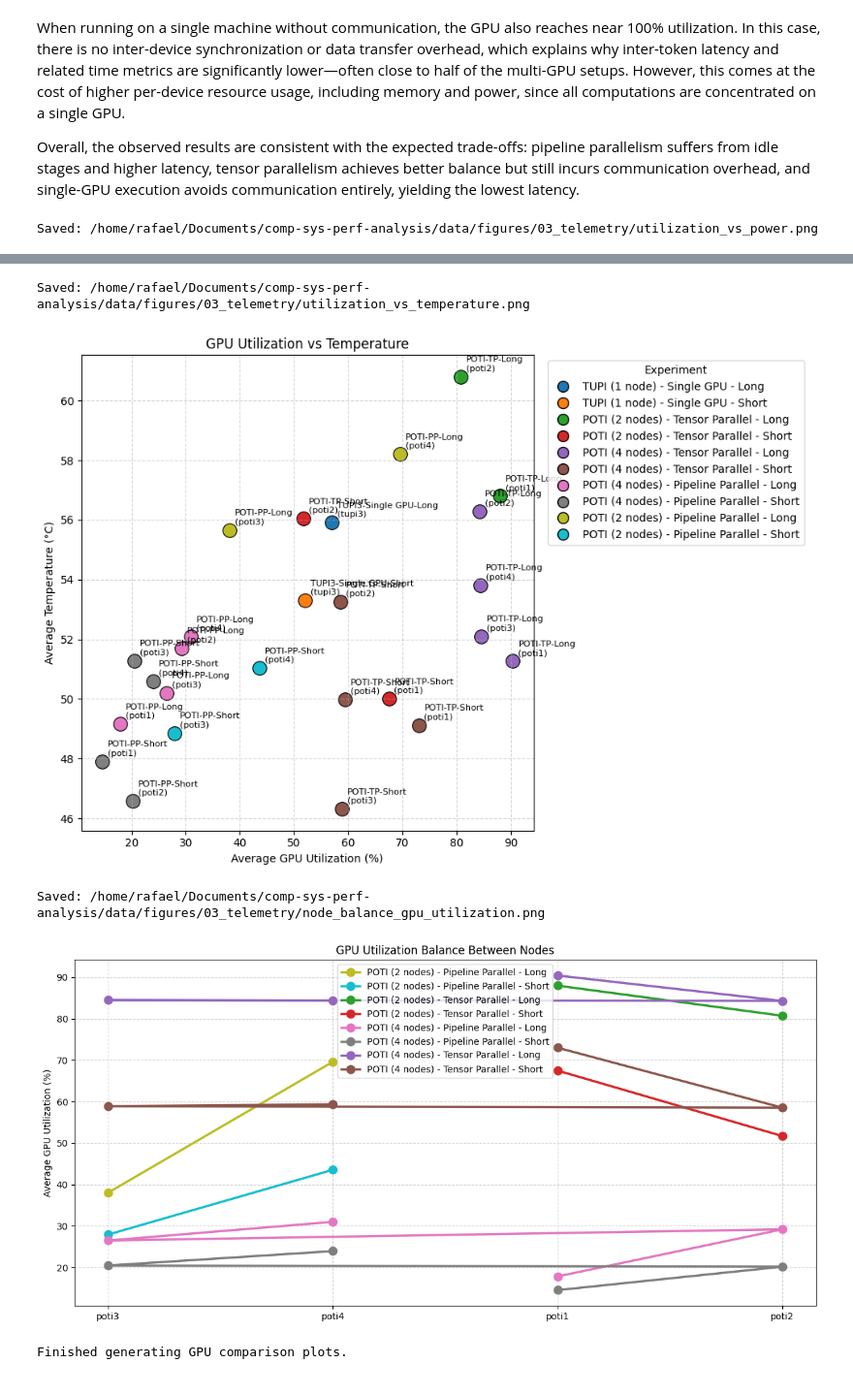
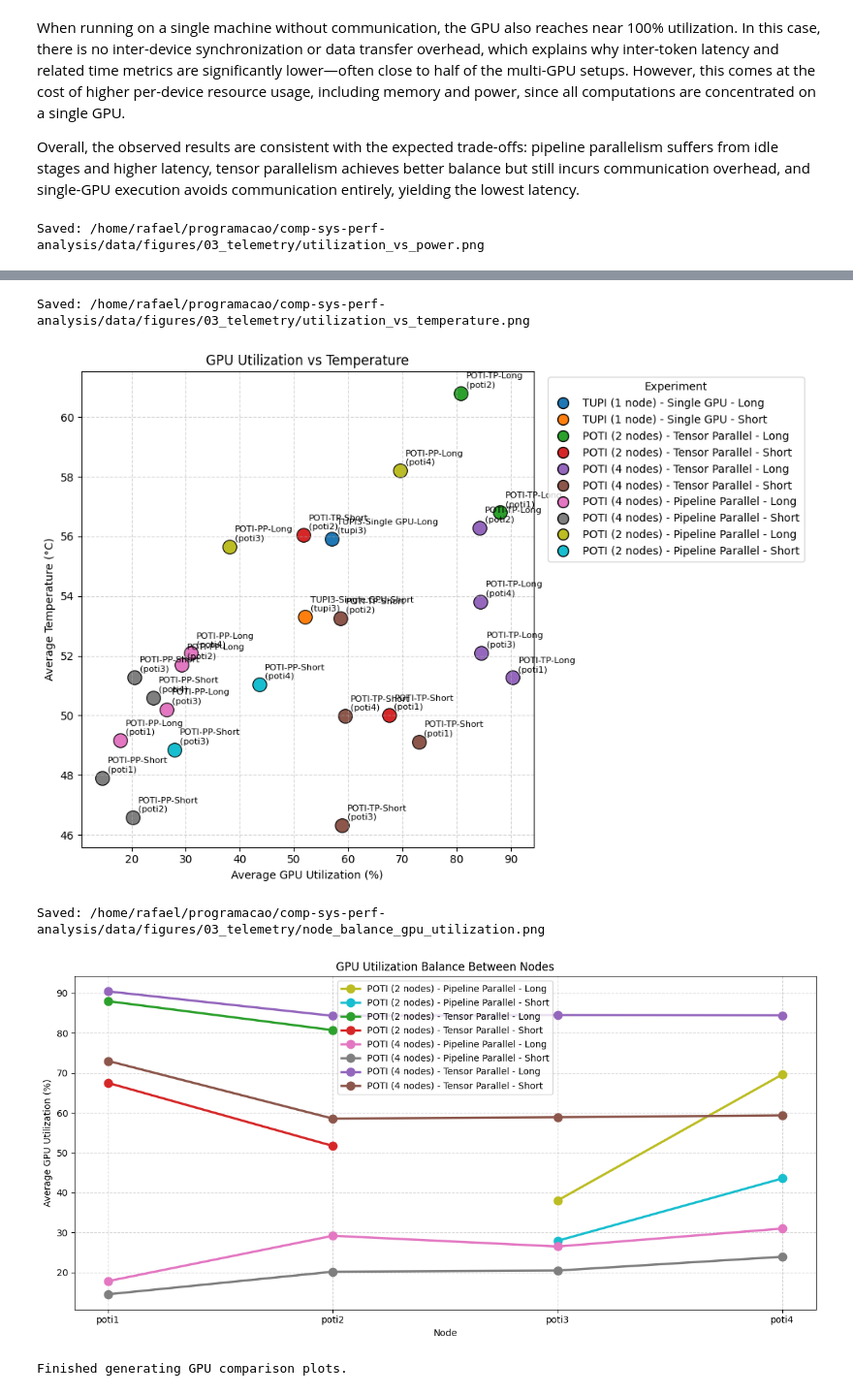
Before and after one commit to matregnago/comp-sys-perf-analysis, a Jupyter notebook: notebooks/03_telemetry.ipynb, the cells around one changed output, grey strips where cells are left out. Shown at 97% size. Drawn from its saved outputs; the diff is of its cells as text; code cells hidden in the pictures.

```diff
--- a/notebooks/03_telemetry.ipynb
+++ b/notebooks/03_telemetry.ipynb
@@ -676,7 +817,6 @@ plt.grid(
 )
 
 save_plot("utilization_vs_temperature.png")
-
 # =========================================================
 # NODE BALANCE
 # =========================================================
@@ -692,7 +832,33 @@ if not multi_node.empty:
 
     for display_name, group in multi_node.groupby("display_name"):
 
-        group = group.sort_values("node_name")
+        # =====================================================
+        # COPY
+        # =====================================================
+
+        group = group.copy()
+
+        # =====================================================
+        # EXTRACT NODE NUMBER
+        # poti1 -> 1
+        # poti2 -> 2
+        # =====================================================
+
+        group["node_index"] = (
+            group["node_name"]
+            .str.extract(r"(\d+)", expand=False)
+            .astype(int)
+        )
+
+        # =====================================================
+        # SORT CORRECTLY
+        # =====================================================
+
+        group = group.sort_values("node_index")
+
+        # =====================================================
+        # LABELS
+        # =====================================================
 
         machine = str(group["machine_name"].iloc[0]).upper()
 
@@ -706,38 +872,71 @@ if not multi_node.empty:
 
         label = f"{machine}-{parallelism}-{workload}"
 
         color = experiment_colors[display_name]
 
+        # =====================================================
+        # USE NUMERIC X POSITIONS
+        # =====================================================
+
+        x = group["node_index"].values
+        y = group["gpu_util_avg"].values
+
         plt.plot(
-            group["node_name"],
-            group["gpu_util_avg"],
+            x,
+            y,
             marker="o",
             linewidth=2.5,
             markersize=9,
             color=color,
-            label = display_name.replace("\n", " - ")
+            label=display_name.replace("\n", " - ")
         )
 
+    # =========================================================
+    # FORCE ORDERED TICKS
+    # =========================================================
+
+    all_nodes = sorted(
+        multi_node["node_name"].unique(),
+        key=lambda n: int(
+            ''.join(filter(str.isdigit, n))
+        )
+    )
+
+    all_indices = [
+        int(''.join(filter(str.isdigit, n)))
+        for n in all_nodes
+    ]
+
+    plt.xticks(
+        all_indices,
+        all_nodes
+    )
+
+    # =========================================================
+    # FINAL STYLING
+    # =========================================================
+
+    plt.xlabel("Node")
     plt.ylabel("Average GPU Utilization (%)")
 
     plt.title("GPU Utilization Balance Between Nodes")
 
     plt.grid(
         True,
         linestyle="--",
         alpha=0.5
     )
 
     plt.legend()
 
     save_plot("node_balance_gpu_utilization.png")
 
 print("\nFinished generating GPU comparison plots.")
 # %% [output]
-Saved: /home/rafael/Documents/comp-sys-perf-analysis/data/figures/03_telemetry/utilization_vs_power.png
+Saved: /home/rafael/programacao/comp-sys-perf-analysis/data/figures/03_telemetry/utilization_vs_power.png
 [figure]
-Saved: /home/rafael/Documents/comp-sys-perf-analysis/data/figures/03_telemetry/utilization_vs_temperature.png
+Saved: /home/rafael/programacao/comp-sys-perf-analysis/data/figures/03_telemetry/utilization_vs_temperature.png
 [figure]
-Saved: /home/rafael/Documents/comp-sys-perf-analysis/data/figures/03_telemetry/node_balance_gpu_utilization.png
+Saved: /home/rafael/programacao/comp-sys-perf-analysis/data/figures/03_telemetry/node_balance_gpu_utilization.png
-[figure, old version]
+[figure, new version]
 Finished generating GPU comparison plots.
```
Also changed, not shown: parts of 2 cells of this notebook, 21 other files.
